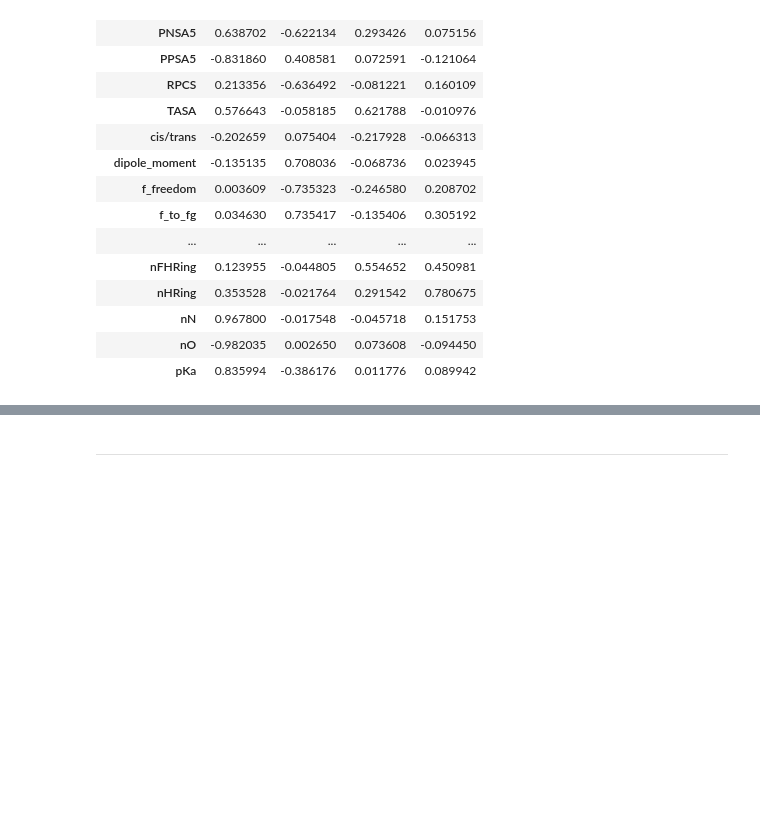
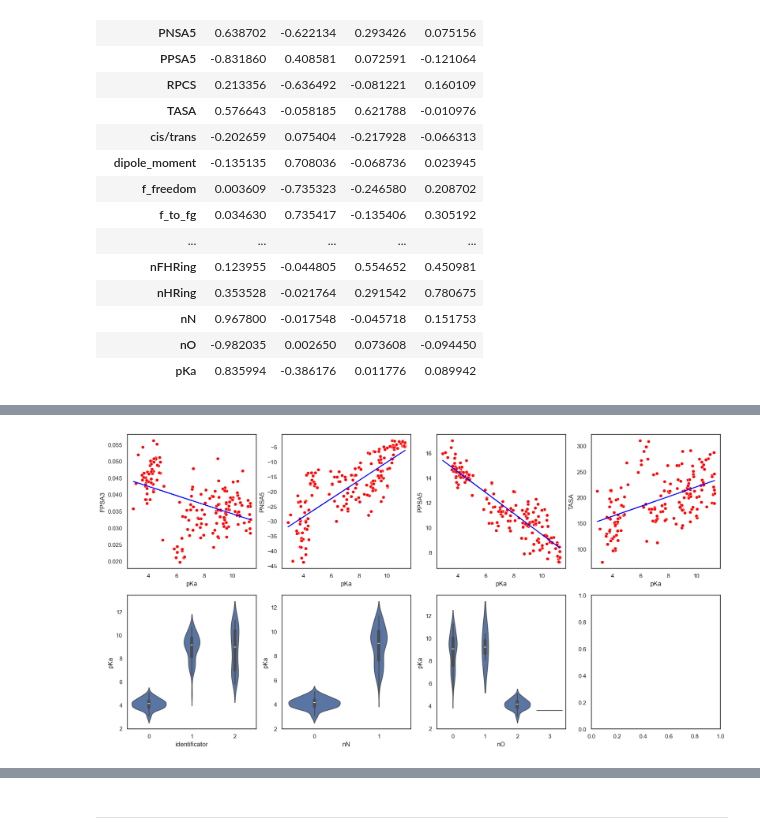
Before and after one commit to blackthorn-ai/XAI_Chem, a Jupyter notebook: ml_part/factor_analysis/clean/pKa_optimized_analysis.ipynb, the cells around one changed output, grey strips where cells are left out. Cells and saved outputs as stored; diff of their text form; code cells hidden in the pictures; blank space fills up the shorter version.

```diff
--- a/ml_part/factor_analysis/clean/pKa_optimized_analysis.ipynb
+++ b/ml_part/factor_analysis/clean/pKa_optimized_analysis.ipynb
@@ -348 +348,89 @@ There is a statistically significant difference between the groups
 ... (28 outputs left out)
+# %%
+import matplotlib.pyplot as plt
+import seaborn as sns
+from scipy.stats import linregress, mannwhitneyu, kruskal
+
+seaborn.set_theme(style="white", palette=None)
+
+target_name = "pKa"
+
+n_rows = 2
+n_columns = 4
+
+for factor_index in fa_load.keys():
+    fig, axs = plt.subplots(n_rows, n_columns, figsize=(20, 10))
+    factor_top_features = []
+    ax_index = 0
+    for feature_name in fa_load[factor_index].keys():
+        if abs(fa_load[factor_index][feature_name]) > 0.5 and feature_name != target_name:
+            factor_top_features.append(feature_name)
+
+            _x = list(df_features['pKa'])
+            _y = list(df_features[feature_name])
+            x, y = [], []
+            for index in range(len(_x)):
+                if _y[index] == 0 and ("angle" in feature_name or "distance" in feature_name):
+                    continue
+                else:
+                    x.append(_x[index])
+                    y.append(_y[index])
+
+            if len(set(y)) > 15:
+                slope, intercept, r, p, se = linregress(x, y)
+                y_line = [slope * xi + intercept for xi in x]
+
+                r_2 = pow(r, 2)
+                if r_2 > 0.1:
+                    remained_features.add(feature_name)
+
+                print(f"R^2 score: {r_2}")
+                print(calculate_metrics(y, y_line))
+
+                sns.scatterplot(x=x, y=y, ax=axs[ax_index // n_columns, ax_index % n_columns], color="red")
+                axs[ax_index // n_columns, ax_index % n_columns].plot(x, y_line, color="blue")
+                axs[ax_index // n_columns, ax_index % n_columns].set_ylabel(feature_name)
+                axs[ax_index // n_columns, ax_index % n_columns].set_xlabel("pKa")
+                # sns.plot(x, y_line, color="blue")
+
+                # plt.scatter(x=x, y=y, color="red")
+                # plt.plot(x, y_line, color="blue")
+                # plt.xlabel('pKa')
+                # plt.ylabel(feature_names[feature_index])
+                # plt.show()
+                # break
+
+            else:
+
+                df_dict = {}
+                vals, names, xs = [],[],[]
+                for i, unique_values in enumerate(sorted(set(y))):
+                    values = df_features[df_features[feature_name] == unique_values]['pKa']
+                    vals.append(values)
+                    names.append(f"{feature_name}: {i}")
+                    df_dict[f"{feature_name}: {unique_values}"] = values
+                    xs.append(np.random.normal(unique_values, 0.08, values.shape[0]))
+
+                if len(set(y)) == 2:
+                    values1 = df_features[df_features[feature_name] == list(set(y))[0]]['pKa']
+                    values2 = df_features[df_features[feature_name] == list(set(y))[1]]['pKa']
+                    pvalue = complete_mannwhitneyu_test(values1=values1,
+                                            values2=values2,
+                                            feature_name=feature_name)
+                else:
+                    pvalue = complete_kruskal_test(groups=vals,
+                                        feature_name=feature_name)
+
+                if pvalue < 0.05:
+                    remained_features.add(feature_name)
+                df = pd.DataFrame(df_dict)
+
+                sns.violinplot(x=feature_name, y='pKa', data = df_features,  ax=axs[ax_index // n_columns, ax_index % n_columns])
+                # seaborn.violinplot(x=feature_name, y ='pKa',
+                #                 data = df_features,
+                #                 inner="stick")
+            ax_index += 1
+
+
+    print(factor_top_features)
+# %% [output]
@@ -348,0 +454 @@ There is a statistically significant difference between the groups
+[figure, added]
```
Also changed, not shown: parts of 2 cells of this notebook, 48 other files.
